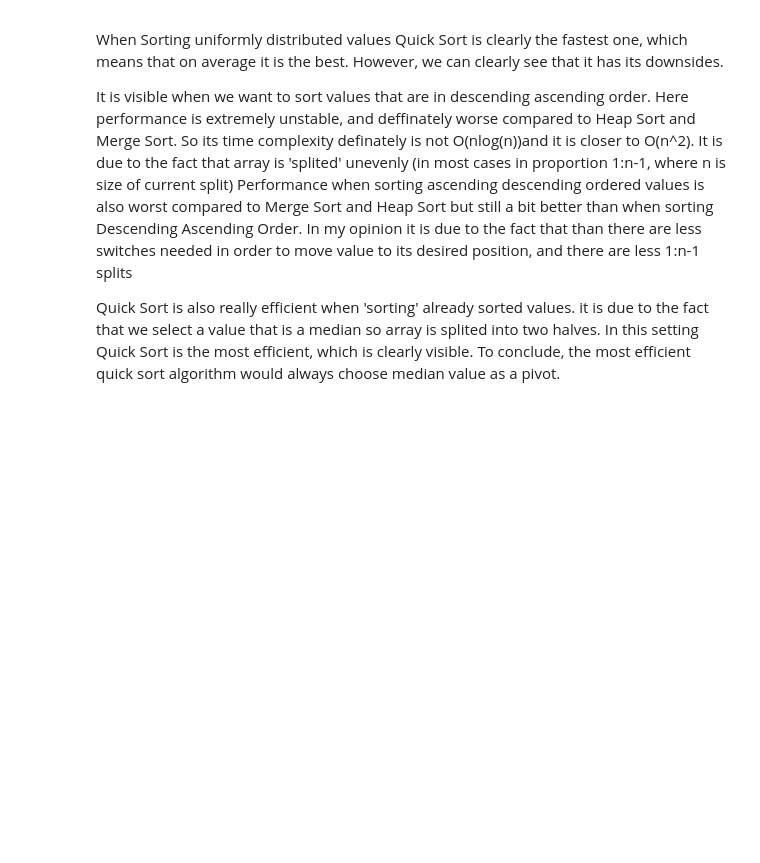
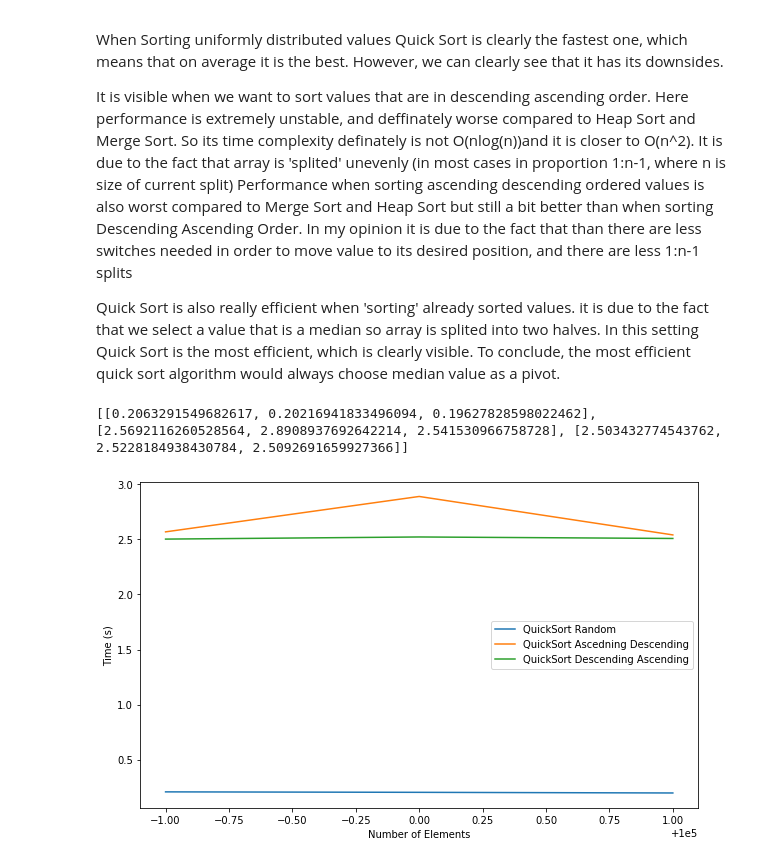
Before and after one commit to trebacz626/ai-projects-uni, a Jupyter notebook: Algorithms and Data Structures/sorting/Sorting.ipynb, the cells around one changed output. Saved outputs shown, nothing was run; the diff lists cells and outputs as text; code cells hidden in the pictures; blank space fills up the shorter version.

```diff
--- a/Algorithms and Data Structures/sorting/Sorting.ipynb
+++ b/Algorithms and Data Structures/sorting/Sorting.ipynb
@@ -396,3 +424,18 @@ When Sorting uniformly distributed values Quick Sort is clearly the fastest one,
 It is visible when we want to sort values that are in descending ascending order. Here performance is extremely unstable, and deffinately worse compared to Heap Sort and Merge Sort. So its time complexity definately is not O(nlog(n))and it is closer to O(n^2). It is due to the fact that array is 'splited' unevenly (in most cases in proportion 1:n-1, where n is size of current split)  Performance when sorting ascending descending ordered values is also worst compared to Merge Sort and Heap Sort but still a bit better than when sorting Descending Ascending Order. In my opinion it is due to the fact that than there are less switches needed in order to move value to its desired position, and there are less 1:n-1 splits
 
 Quick Sort is also really efficient when 'sorting' already sorted values. it is due to the fact that we select a value that is a median so array is splited into two halves. In this setting Quick Sort is the most efficient, which is clearly visible. To conclude, the most efficient quick sort algorithm would always choose median value as a pivot.
+# %%
+sorting_entries_final = [
+    ['QuickSort',quick_sort]
+]
+
+order_entries_final = [
+        ['Random',uniform_distribution],
+        ['Ascedning Descending',asc_desc_order],
+        ['Descending Ascending',desc_asc_order]
+]
+# %%
+evaluate2(sorting_entries_final, order_entries_final,[i for i in range(99999,100002,1)])
+# %% [output]
+[[0.2063291549682617, 0.20216941833496094, 0.19627828598022462], [2.5692116260528564, 2.8908937692642214, 2.541530966758728], [2.503432774543762, 2.5228184938430784, 2.5092691659927366]]
+[figure, added]
```
Also changed, not shown: parts of 20 cells of this notebook, 21 other files.
